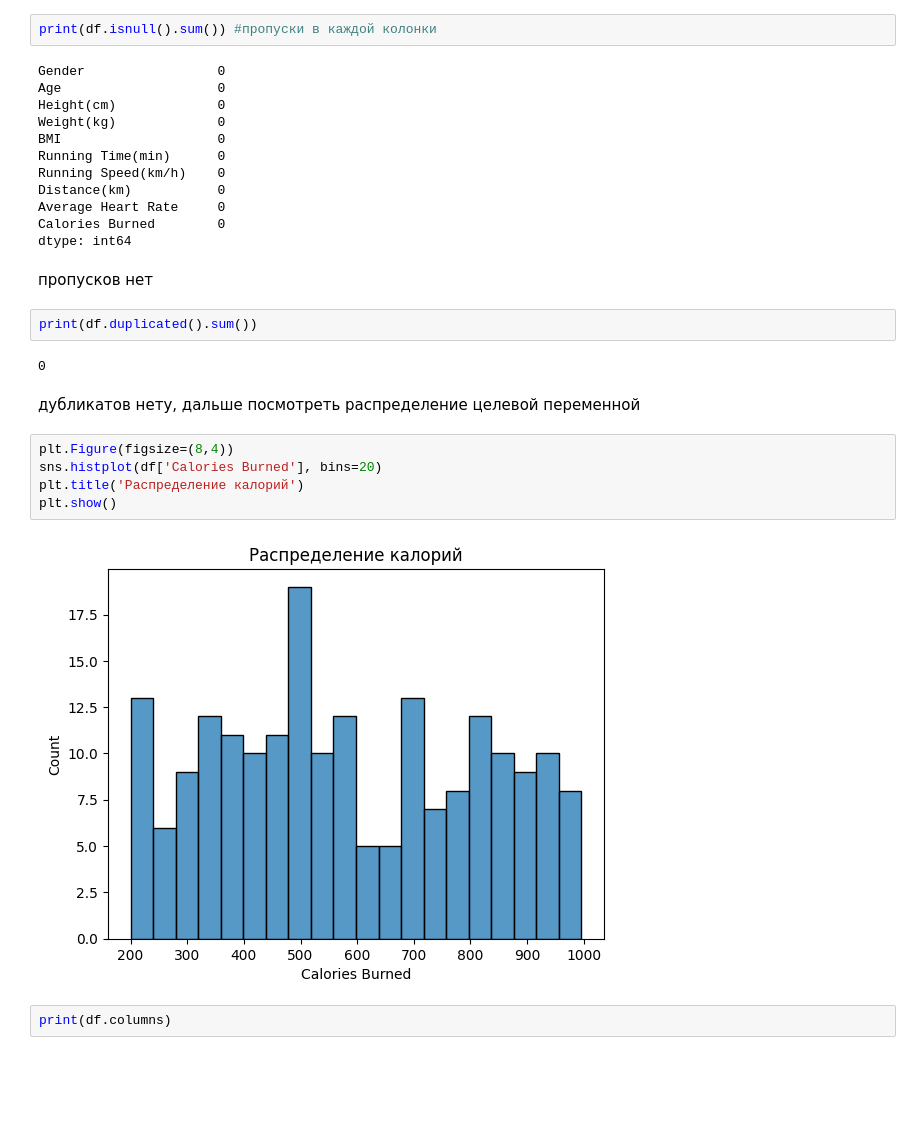
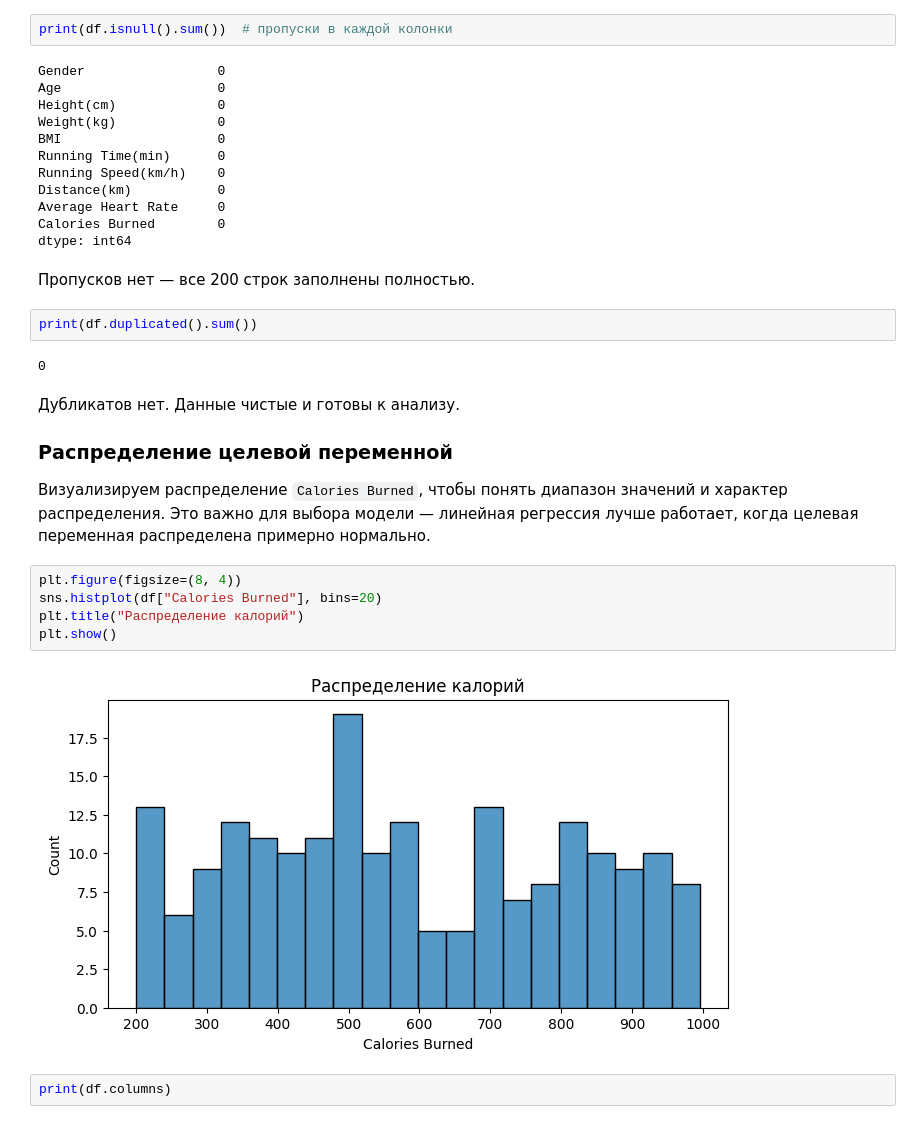
Before and after one commit to vzheltov/machine-learning, a Jupyter notebook: laba1/laba1.ipynb, the cells around one changed output. Drawn from its saved outputs; the diff is of its cells as text; blank space fills up the shorter version.

```diff
--- a/laba1.ipynb
+++ b/laba1/laba1.ipynb
@@ -42,5 +59,5 @@ max              15.000000     14.960000          179.000000       996.000000
 # %%
-print(df.isnull().sum()) #пропуски в каждой колонки
+print(df.isnull().sum())  # пропуски в каждой колонки
 # %% [output]
 Gender                 0
 Age                    0
@@ -54,20 +71,24 @@ Average Heart Rate     0
 Calories Burned        0
 dtype: int64
 # %% [markdown]
-пропусков нет
+Пропусков нет — все 200 строк заполнены полностью.
 # %%
 print(df.duplicated().sum())
 # %% [output]
 0
 # %% [markdown]
-дубликатов нету, дальше посмотреть распределение целевой переменной
+Дубликатов нет. Данные чистые и готовы к анализу.
+
+### Распределение целевой переменной
+
+Визуализируем распределение `Calories Burned`, чтобы понять диапазон значений и характер распределения. Это важно для выбора модели — линейная регрессия лучше работает, когда целевая переменная распределена примерно нормально.
 # %%
-plt.Figure(figsize=(8,4))
-sns.histplot(df['Calories Burned'], bins=20)
-plt.title('Распределение калорий')
+plt.figure(figsize=(8, 4))
+sns.histplot(df["Calories Burned"], bins=20)
+plt.title("Распределение калорий")
 plt.show()
 # %% [output]
-[figure, old version]
+[figure, new version]
 # %%
 print(df.columns)
 # %% [output]
```
Also changed, not shown: parts of 43 cells of this notebook, 6 other files.
